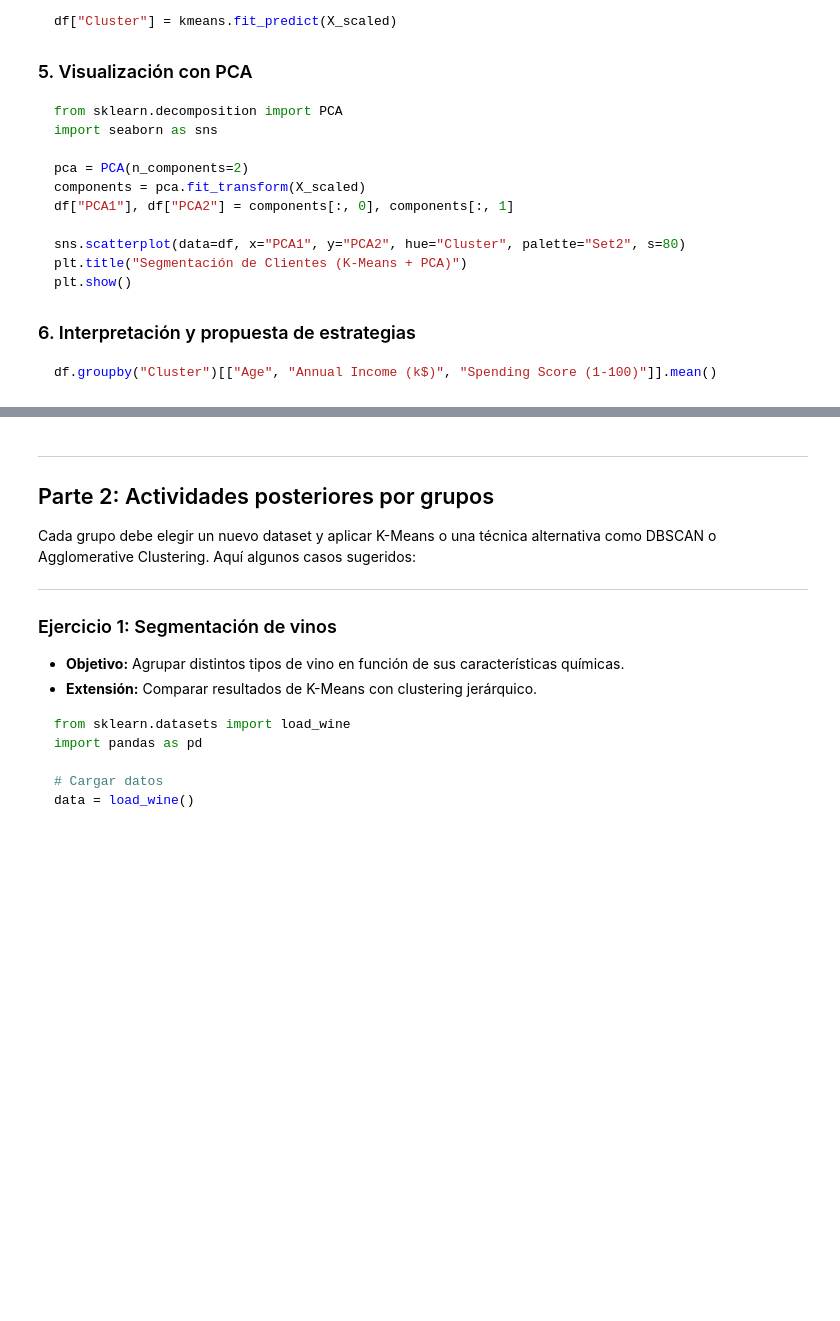
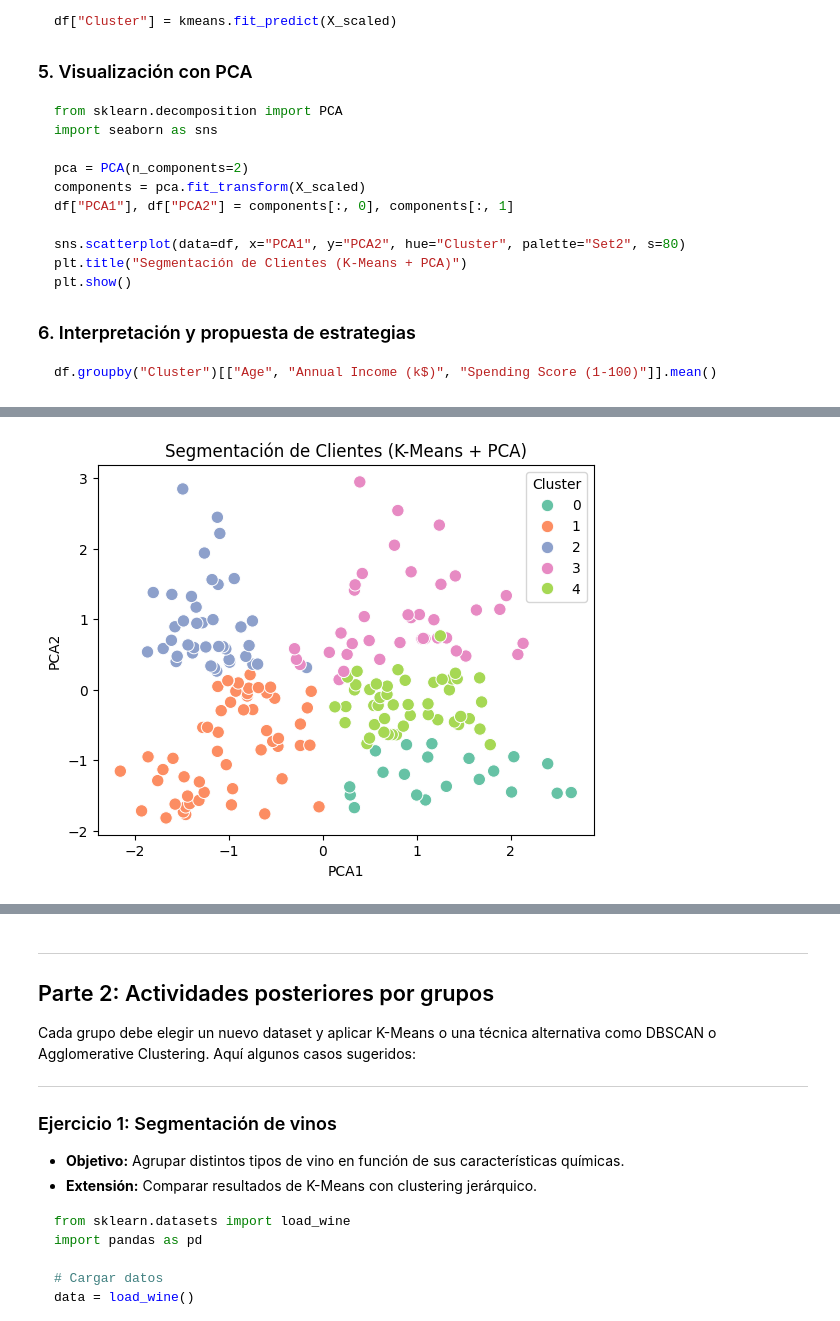
Before and after one commit to BenjaminGMC/sic_ai_2025_jun, a Jupyter notebook: 03machinelearning/clase_18.ipynb, the cells around one changed output, grey strips where cells are left out. Cells and saved outputs as stored; diff of their text form; code cells hidden in the pictures; blank space fills up the shorter version.

```diff
--- a/03machinelearning/clase_18.ipynb
+++ b/03machinelearning/clase_18.ipynb
@@ -82,0 +223,16 @@ df.groupby("Cluster")[["Age", "Annual Income (k$)", "Spending Score (1-100)"]].m
+# %%
+kmeans = KMeans(n_clusters=5, init='k-means++', random_state=42, n_init=10)
+df["Cluster"] = kmeans.fit_predict(X_scaled)
+# %%
+from sklearn.decomposition import PCA
+import seaborn as sns
+
+pca = PCA(n_components=2)
+components = pca.fit_transform(X_scaled)
+df["PCA1"], df["PCA2"] = components[:, 0], components[:, 1]
+
+sns.scatterplot(data=df, x="PCA1", y="PCA2", hue="Cluster", palette="Set2", s=80)
+plt.title("Segmentación de Clientes (K-Means + PCA)")
+plt.show()
+# %% [output]
+[figure, added]
```
Also changed, not shown: parts of 23 cells of this notebook.
